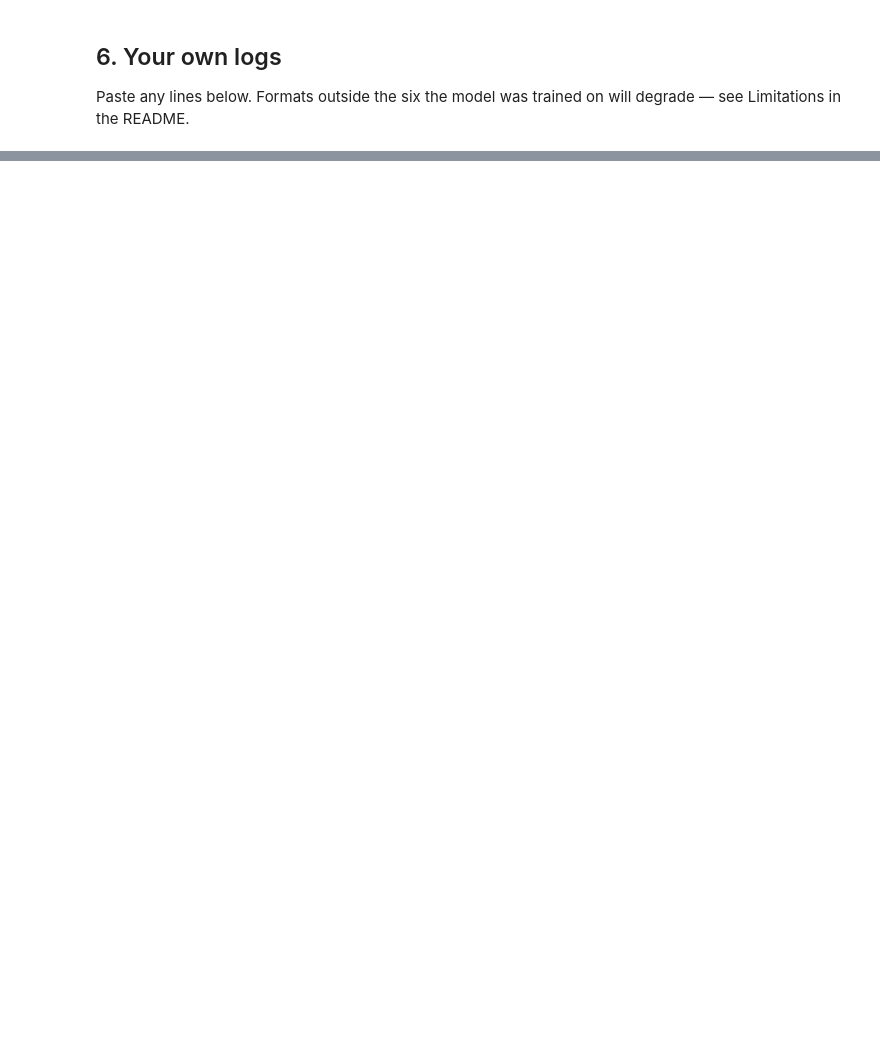
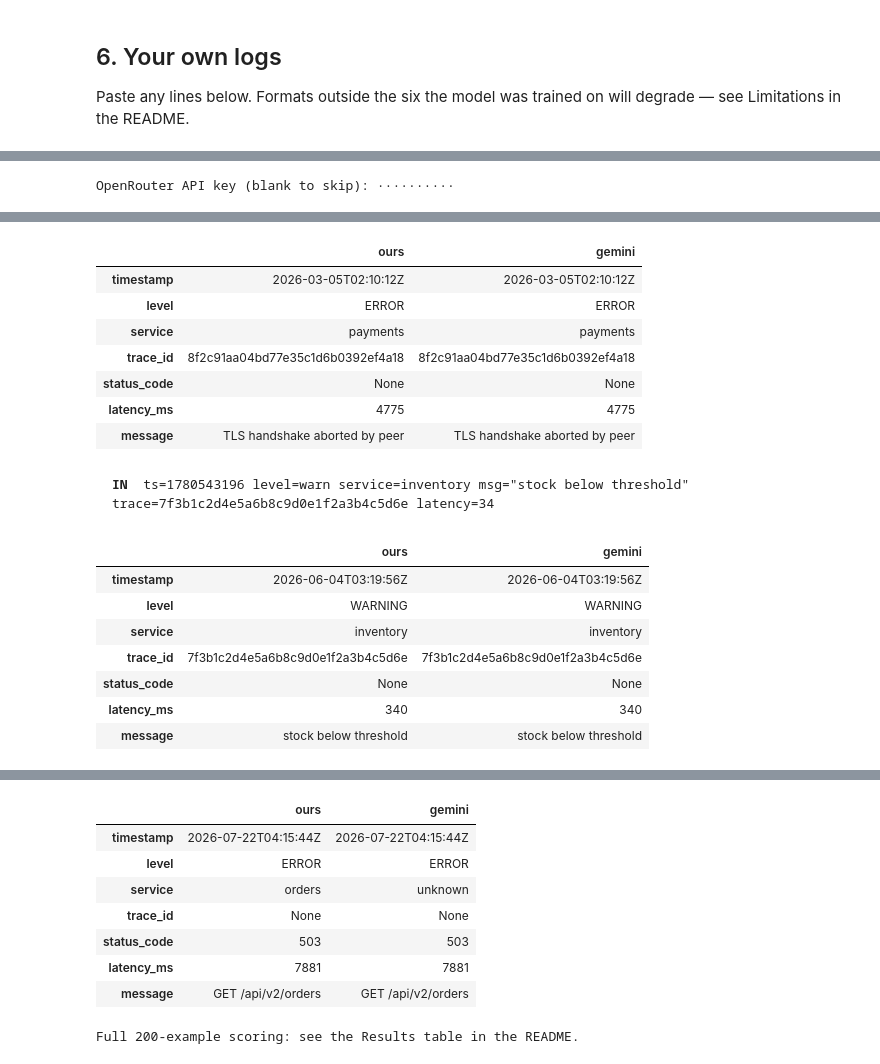
Before and after one commit to arshirazi97/tiny-log-parser, a Jupyter notebook: demo.ipynb, the cells around one changed output, grey strips where cells are left out. Drawn from its saved outputs; the diff is of its cells as text; code cells hidden in the pictures; blank space fills up the shorter version.

Commit message:
Fix notebook: pin versions, fix decode typo, add Gemini comparison

```diff
--- a/demo.ipynb
+++ b/demo.ipynb
@@ -103,0 +137,53 @@ show([
+# %%
+# ---- Optional: compare against the frontier baseline ----
+# Needs an OpenRouter key (openrouter.ai/keys). ~$0.04 for these 3 lines.
+# Leave blank and press Enter to skip.
+
+import os, json, getpass
+import pandas as pd
+from IPython.display import display, HTML
+from openai import OpenAI
+
+key = getpass.getpass('OpenRouter API key (blank to skip): ').strip()
+
+if not key:
+    print('Skipped. Full 200-example comparison is in the README and baseline.json.')
+else:
+    client = OpenAI(base_url='https://openrouter.ai/api/v1', api_key=key)
+
+    # The README baseline gets 3 few-shot examples. train.jsonl isn't in the repo,
+    # so this runs Gemini zero-shot -- slightly harsher than the reported 83.5%.
+    shots = []
+    if os.path.exists('train.jsonl'):
+        shots = [json.loads(l) for l in open('train.jsonl')][:3]
+
+    lines = [
+      '<131>Mar  5 02:10:12 web-07 payments[4471]: TLS handshake aborted by peer [tid=8f2c91aa04bd77e35c1d6b0392ef4a18] took=4.775s',
+      'ts=1780543196 level=warn service=inventory msg="stock below threshold" trace=7f3b1c2d4e5a6b8c9d0e1f2a3b4c5d6e latency=340ms',
+      '10.14.2.9 - - [22/Jul/2026:09:15:44 +0500] "GET /api/v2/orders HTTP/1.1" 503 812 "-" "curl/8.4.0" rt=7.881',
+    ]
+
+    ours = normalize(lines)   # defined in cell 3, includes the epoch pre-pass
+
+    for line, a in zip(lines, ours):
+        r = client.chat.completions.create(
+            model='google/gemini-3.1-pro-preview', temperature=0, max_tokens=8000,
+            messages=[{'role': 'user', 'content': build_prompt(line, shots)}])
+        b = parse(r.choices[0].message.content)
+
+        df = pd.DataFrame({
+            'ours':   [(a or {}).get(f) for f in FIELDS],
+            'gemini': [(b or {}).get(f) for f in FIELDS],
+        }, index=FIELDS)
+        diff = [x != y for x, y in zip(df['ours'], df['gemini'])]
+
+        display(HTML(f"<pre style='margin:16px 0 4px;white-space:pre-wrap'>"
+                     f"<b>IN</b>  {line[:120]}</pre>"))
+        display(df.style
+                  .set_properties(**{'text-align': 'left'})
+                  .apply(lambda s: ['background-color:#fff3cd' if d else '' for d in diff],
+                         axis=0))
+
+    print('\nFull 200-example scoring: see the Results table in the README.')
+# %% [output]
+OpenRouter API key (blank to skip): ··········
@@ -103,0 +191,17 @@ show([
+|  | ours | gemini |
+| timestamp | 2026-03-05T02:10:12Z | 2026-03-05T02:10:12Z |
+| level | ERROR | ERROR |
+| service | payments | payments |
+| trace_id | 8f2c91aa04bd77e35c1d6b0392ef4a18 | 8f2c91aa04bd77e35c1d6b0392ef4a18 |
+| status_code | None | None |
+| latency_ms | 4775 | 4775 |
+| message | TLS handshake aborted by peer | TLS handshake aborted by peer |
+IN ts=1780543196 level=warn service=inventory msg="stock below threshold" trace=7f3b1c2d4e5a6b8c9d0e1f2a3b4c5d6e latency=34
+|  | ours | gemini |
+| timestamp | 2026-06-04T03:19:56Z | 2026-06-04T03:19:56Z |
+| level | WARNING | WARNING |
+| service | inventory | inventory |
+| trace_id | 7f3b1c2d4e5a6b8c9d0e1f2a3b4c5d6e | 7f3b1c2d4e5a6b8c9d0e1f2a3b4c5d6e |
+| status_code | None | None |
+| latency_ms | 340 | 340 |
+| message | stock below threshold | stock below threshold |
@@ -103,0 +209,9 @@ show([
+|  | ours | gemini |
+| timestamp | 2026-07-22T04:15:44Z | 2026-07-22T04:15:44Z |
+| level | ERROR | ERROR |
+| service | orders | unknown |
+| trace_id | None | None |
+| status_code | 503 | 503 |
+| latency_ms | 7881 | 7881 |
+| message | GET /api/v2/orders | GET /api/v2/orders |
+Full 200-example scoring: see the Results table in the README.
```
Also changed, not shown: parts of 6 cells of this notebook.
